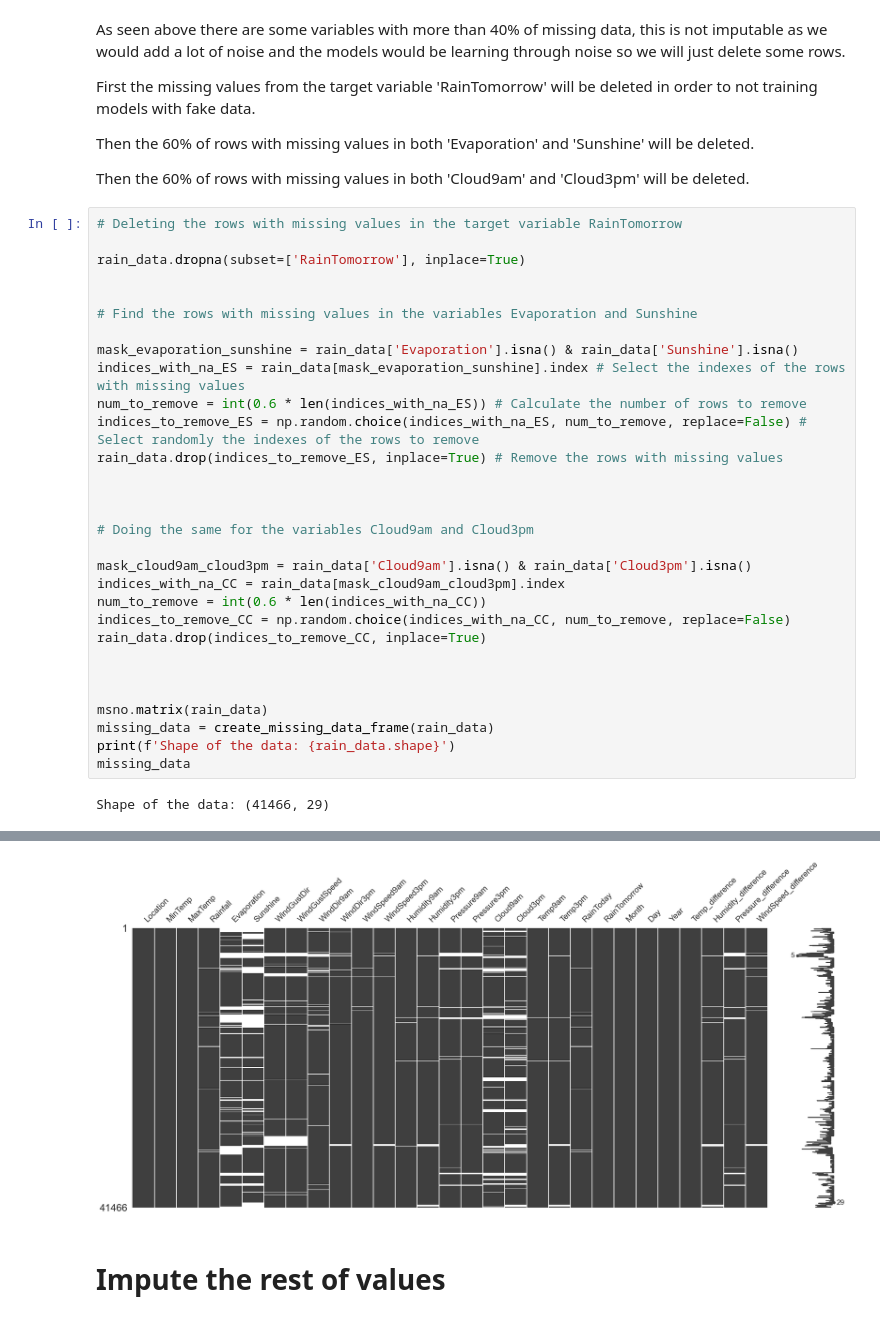
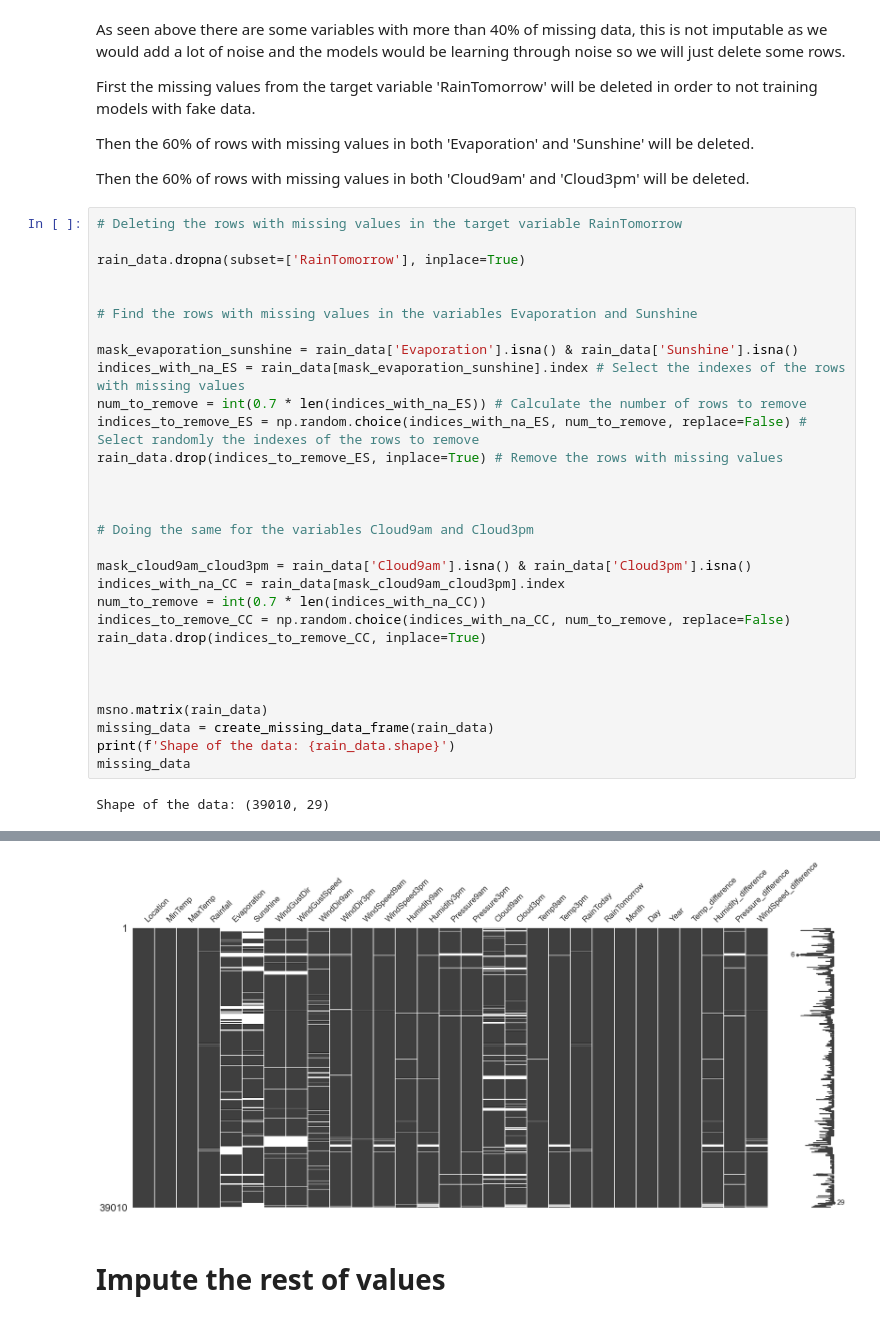
Before and after one commit to rogerbaiges/MLP-Model-Improvement-Project, a Jupyter notebook: src/MLP-baiges.ipynb, the cells around one changed output, grey strips where cells are left out. Saved outputs shown, nothing was run; the diff lists cells and outputs as text.

```diff
--- a/src/MLP-baiges.ipynb
+++ b/src/MLP-baiges.ipynb
@@ -177,7 +177,7 @@ rain_data.dropna(subset=['RainTomorrow'], inplace=True)
 
 mask_evaporation_sunshine = rain_data['Evaporation'].isna() & rain_data['Sunshine'].isna()
 indices_with_na_ES = rain_data[mask_evaporation_sunshine].index # Select the indexes of the rows with missing values
-num_to_remove = int(0.6 * len(indices_with_na_ES)) # Calculate the number of rows to remove
+num_to_remove = int(0.7 * len(indices_with_na_ES)) # Calculate the number of rows to remove
 indices_to_remove_ES = np.random.choice(indices_with_na_ES, num_to_remove, replace=False) # Select randomly the indexes of the rows to remove
 rain_data.drop(indices_to_remove_ES, inplace=True) # Remove the rows with missing values
 
@@ -187,7 +187,7 @@ rain_data.drop(indices_to_remove_ES, inplace=True) # Remove the rows with missin
 
 mask_cloud9am_cloud3pm = rain_data['Cloud9am'].isna() & rain_data['Cloud3pm'].isna()
 indices_with_na_CC = rain_data[mask_cloud9am_cloud3pm].index
-num_to_remove = int(0.6 * len(indices_with_na_CC))
+num_to_remove = int(0.7 * len(indices_with_na_CC))
 indices_to_remove_CC = np.random.choice(indices_with_na_CC, num_to_remove, replace=False)
 rain_data.drop(indices_to_remove_CC, inplace=True)
 
@@ -198,6 +198,6 @@ missing_data = create_missing_data_frame(rain_data)
 print(f'Shape of the data: {rain_data.shape}')
 missing_data
 # %% [output]
-Shape of the data: (41466, 29)
+Shape of the data: (39010, 29)
 |  | missing_values | percent_missing % | data type |
 | Location | 0 | 0.000000 | object |
@@ -219,4 +219,4 @@ Shape of the data: (41466, 29)
-[figure, old version]
+[figure, new version]
 # %% [markdown]
 # Impute the rest of values
 # %% [markdown]
```
Also changed, not shown: parts of 10 cells of this notebook, 7 other files.
